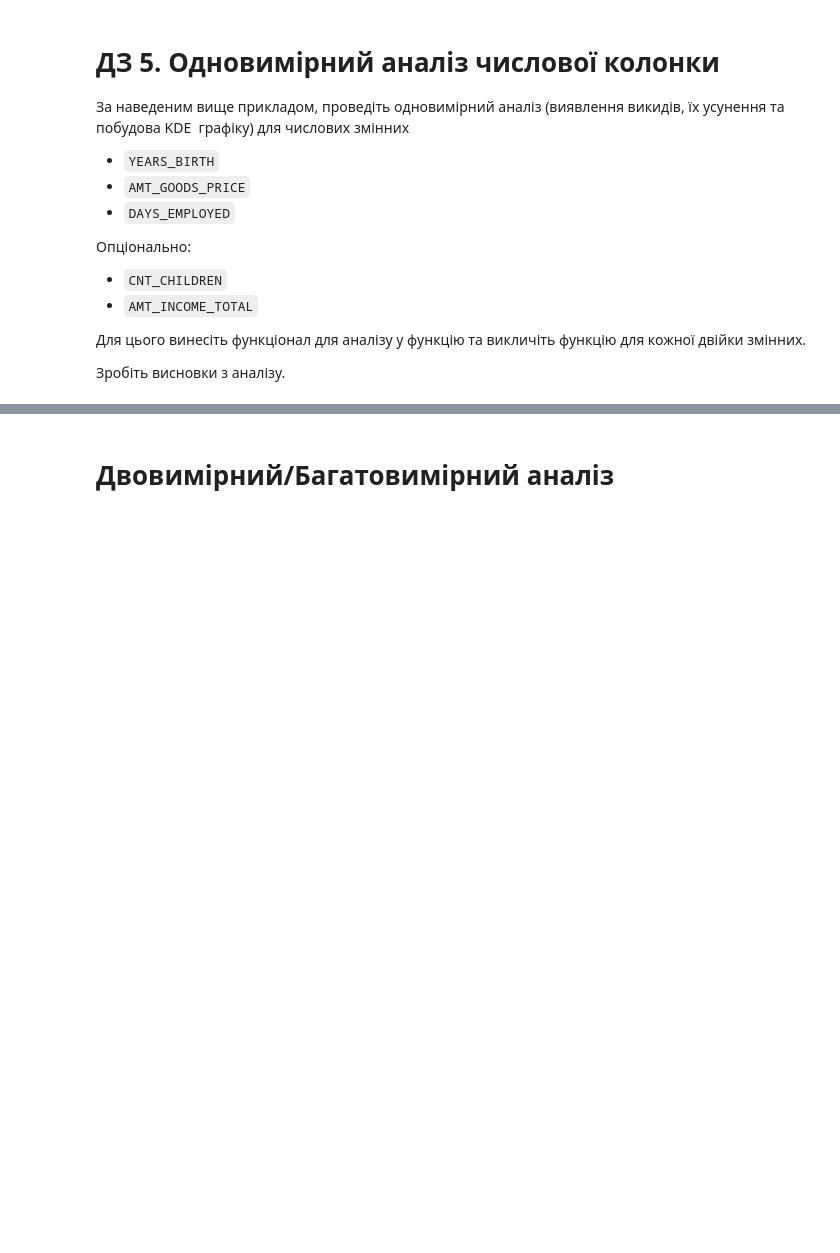
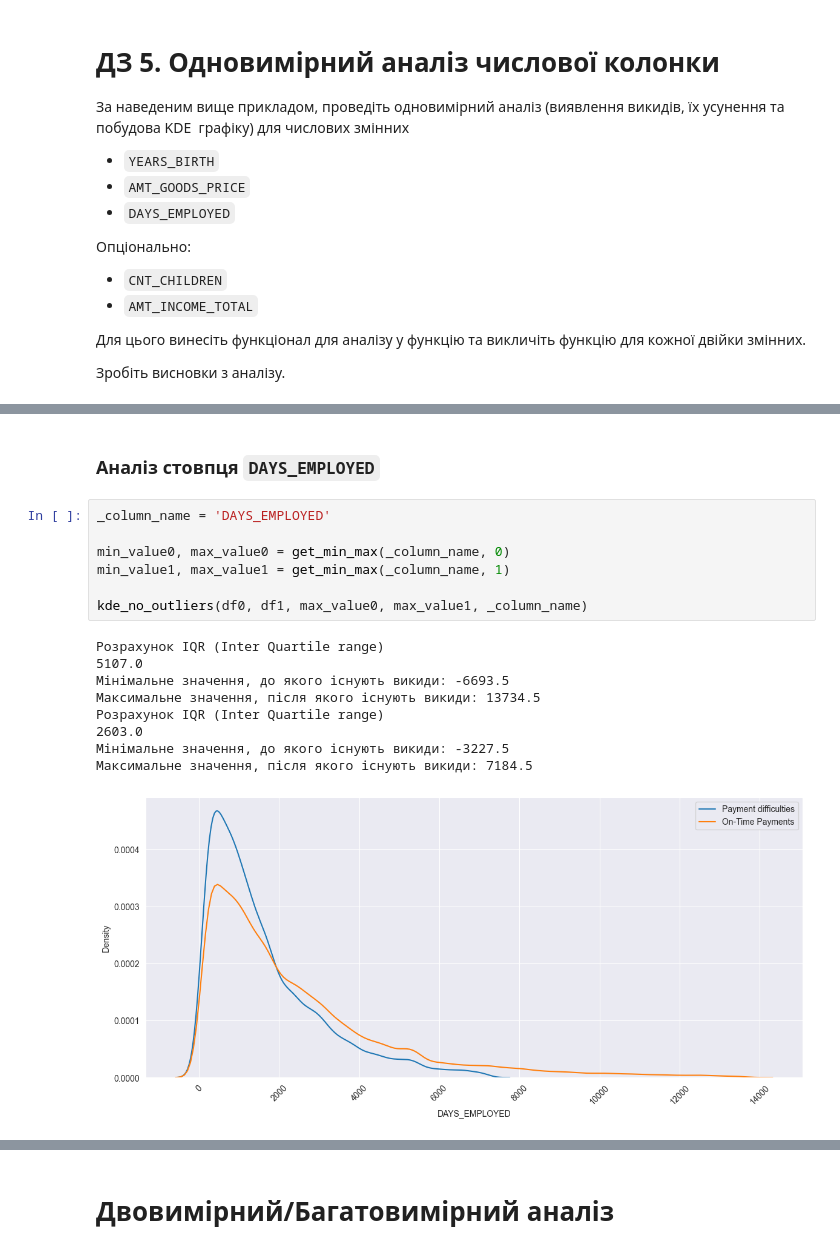
Before and after one commit to DmytroLitvinov/machine-learning-for-humans-2.0, a Jupyter notebook: modules/modules_1/HW_1_2_Credit_EDA.ipynb, the cells around one changed output, grey strips where cells are left out. Drawn from its saved outputs; the diff is of its cells as text; blank space fills up the shorter version.

```diff
--- a/modules/modules_1/HW_1_2_Credit_EDA.ipynb
+++ b/modules/modules_1/HW_1_2_Credit_EDA.ipynb
@@ -2377,0 +2516,19 @@ kde_no_outliers(df0, df1, Max_value0, Max_value1, 'AMT_CREDIT')
+# %% [markdown]
+### Аналіз стовпця `DAYS_EMPLOYED`
+# %%
+_column_name = 'DAYS_EMPLOYED'
+
+min_value0, max_value0 = get_min_max(_column_name, 0)
+min_value1, max_value1 = get_min_max(_column_name, 1)
+
+kde_no_outliers(df0, df1, max_value0, max_value1, _column_name)
+# %% [output]
+Розрахунок IQR (Inter Quartile range)
+5107.0
+Мінімальне значення, до якого існують викиди: -6693.5
+Максимальне значення, після якого існують викиди: 13734.5
+Розрахунок IQR (Inter Quartile range)
+2603.0
+Мінімальне значення, до якого існують викиди: -3227.5
+Максимальне значення, після якого існують викиди: 7184.5
+[figure, added]
```
Also changed, not shown: parts of 29 cells of this notebook.
